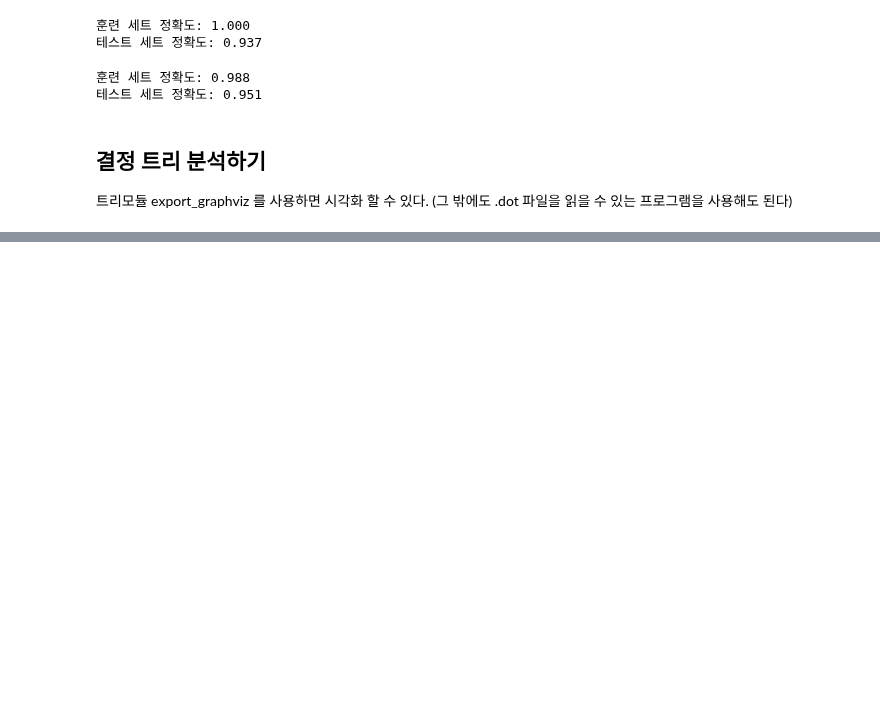
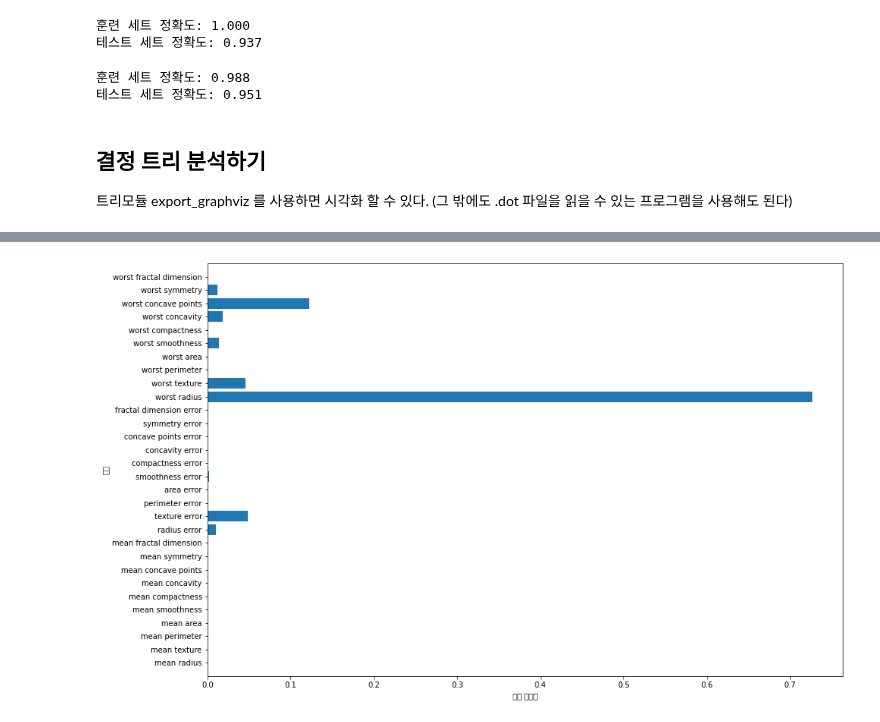
Before and after one commit to 201ssc/python_test1, a Jupyter notebook: python_ml_4.ipynb, the cells around one changed output, grey strips where cells are left out. Cells and saved outputs as stored; diff of their text form; code cells hidden in the pictures; blank space fills up the shorter version.

```diff
--- a/python_ml_4.ipynb
+++ b/python_ml_4.ipynb
@@ -150,0 +173,18 @@ display(graphviz.Source(dot_graph))
+# %%
+# 특성 중요도 시각화하기
+
+def plot_feature_importances_cancer(model):
+  n_features = cancer.data.shape[-1]
+  plt.figure(figsize=(15, 10))
+  plt.barh(np.arange(n_features), model.feature_importances_, align='center')
+  plt.yticks(np.arange(n_features), cancer.feature_names)
+  plt.xlabel("특성 중요도")
+  plt.ylabel("특성")
+  plt.ylim(-1, n_features)
+
+plot_feature_importances_cancer(tree)
+
+# 어떤 특성이 feature importance 값이 낮다고 해서 이 특성이 유용하지 않다는 뜻은 아니다.
+# 단지 트리가 그 특성을 선택하지 않았을 뿐이며 다른 특성이 동일한 정보를 지니고 있어서일 수 있다.
+# %% [output]
+[figure, added]
```
Also changed, not shown: parts of 7 cells of this notebook.
